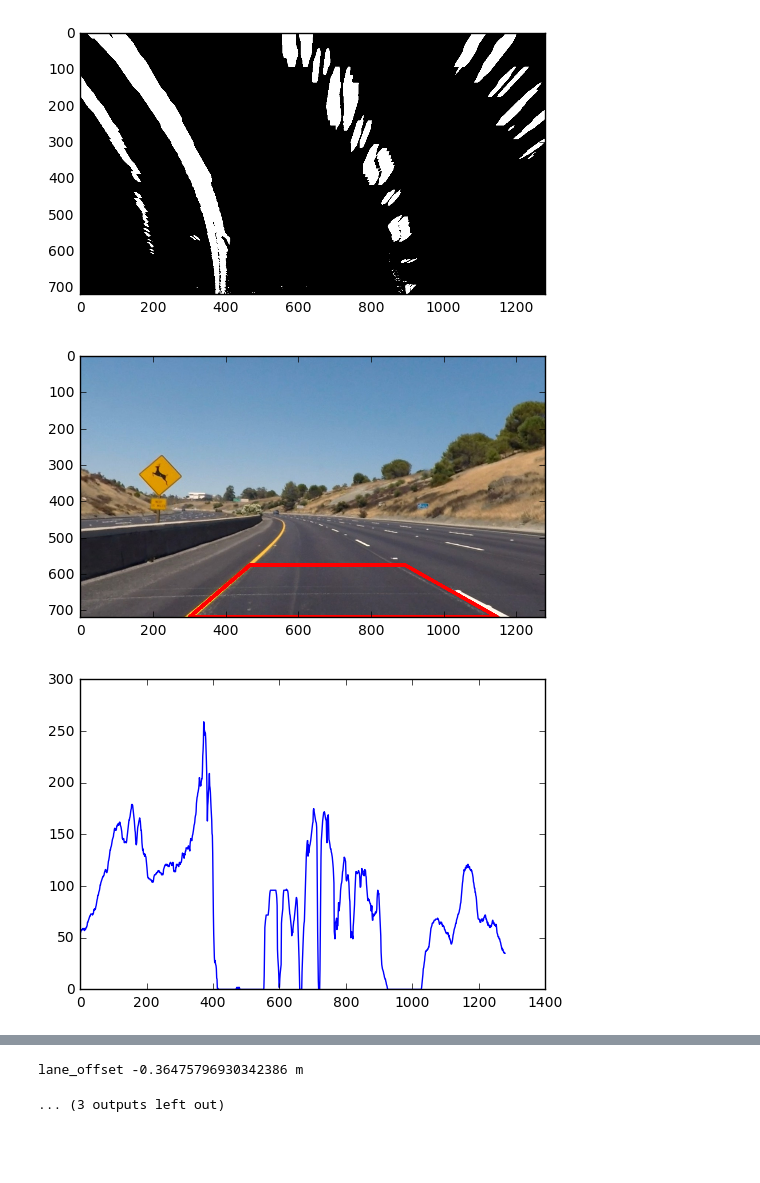
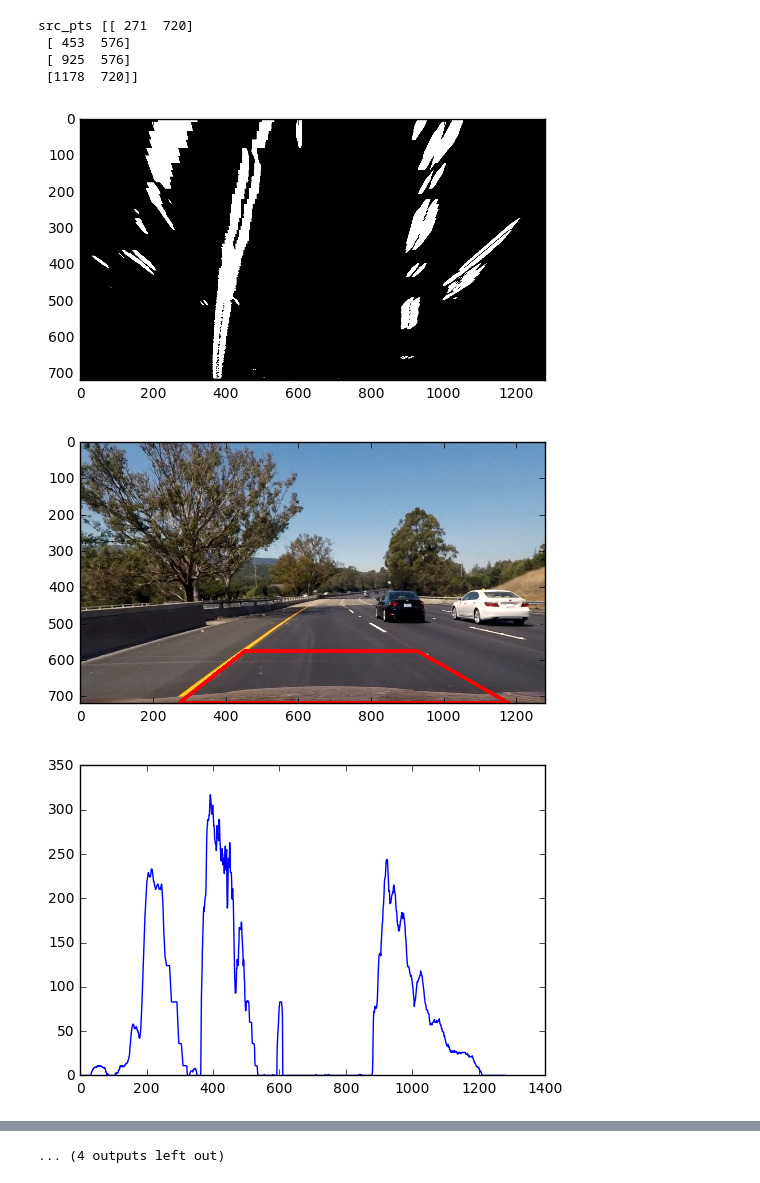
Before and after one commit to soon-yau/SDCND_Term1, a Jupyter notebook: CarND-Advanced-Lane-Lines/advanced_lane_finding.ipynb, the cells around one changed output, grey strips where cells are left out. Cells and saved outputs as stored; diff of their text form; code cells hidden in the pictures; blank space fills up the shorter version.

```diff
--- a/CarND-Advanced-Lane-Lines/advanced_lane_finding.ipynb
+++ b/CarND-Advanced-Lane-Lines/advanced_lane_finding.ipynb
@@ -107,18 +107,21 @@ def region_masking(img):
     xsize = img.shape[1]
 
     left_bottom = [0.1*xsize, ysize-1]
+    left_top = [0.4*xsize, 0.6*ysize]
+    right_top = [0.6*xsize, 0.6*ysize]
     right_bottom = [0.9*xsize, ysize-1]
-    apex = [0.5*xsize, 0.5*ysize]
 
     # Fit lines (y=Ax+B) to identify the  3 sided region of interest
     # np.polyfit() returns the coefficients [A, B] of the fit
-    fit_left = np.polyfit((left_bottom[0], apex[0]), (left_bottom[1], apex[1]), 1)
-    fit_right = np.polyfit((right_bottom[0], apex[0]), (right_bottom[1], apex[1]), 1)
+    fit_left = np.polyfit((left_bottom[0], left_top[0]), (left_bottom[1], left_top[1]), 1)
+    fit_top = np.polyfit((left_top[0], right_top[0]), (left_top[1], right_top[1]), 1)
+    fit_right = np.polyfit((right_top[0], right_bottom[0]), (right_top[1], right_bottom[1]), 1)
     fit_bottom = np.polyfit((left_bottom[0], right_bottom[0]), (left_bottom[1], right_bottom[1]), 1)
 
     # Find the region inside the lines
     XX, YY = np.meshgrid(np.arange(0, xsize), np.arange(0, ysize))
     region_thresholds = (YY > (XX*fit_left[0] + fit_left[1])) & \
+                        (YY > (XX*fit_top[0] + fit_top[1])) & \
                         (YY > (XX*fit_right[0] + fit_right[1])) & \
                         (YY < (XX*fit_bottom[0] + fit_bottom[1]))
 
@@ -210,7 +213,7 @@ def bird_eye(img, source_points):
 
 # Find lane boundary
 # Function to find lane boundary and return an binary image
-def find_lane(img, x_init_pos, wdw_dx=50, wdw_dy=50):
+def find_lane(img, x_init_pos, wdw_dx=150, wdw_dy=75):
     shape_ymax, shape_xmax=img.shape
     windowed=np.zeros_like(img)
     # start the search from peak
@@ -218,7 +221,6 @@ def find_lane(img, x_init_pos, wdw_dx=50, wdw_dy=50):
     for y in range(shape_ymax, 0, -wdw_dy):
         wdw=img[y-wdw_dy:y,x_mean-wdw_dx:x_mean+wdw_dx].copy()
         windowed[y-wdw_dy:y,x_mean-wdw_dx:x_mean+wdw_dx]=wdw.copy()
-
         # Calculate new mean of x
         histogram = np.sum(wdw, axis=0)
         x_mean=x_mean+np.argmax(histogram)-wdw_dx
@@ -336,9 +338,11 @@ def process_image(img, dbg=False):
         plt.show()
 
     # Warp
-    src_pts=find_trapezoid_corners(binary_lane)
+    #src_pts=find_trapezoid_corners(binary_lane)
+    src_pts=np.array([[271, 720], [453, 576], [925, 576], [1178, 720]],np.int)
     warped, warp_matrix=bird_eye(binary_lane, src_pts)
     if dbg==True:
+        print("src_pts", src_pts)
         plt.imshow(warped,cmap='gray')
         plt.show()
 
@@ -404,7 +408,7 @@ def process_image(img, dbg=False):
     return result
 # %%
 img_path=os.getcwd()+'/test_images/'
-img=mpimg.imread(img_path+'test2.jpg')
+img=mpimg.imread(img_path+'test6.jpg')
 ret_img=process_image(img, dbg=True)
 plt.imshow(ret_img)
 plt.show()
@@ -417,3 +421,7 @@ plt.show()
+src_pts [[ 271  720]
+ [ 453  576]
+ [ 925  576]
+ [1178  720]]
-[figure, old version]
+[figure, new version]
-[figure, old version]
+[figure, new version]
-[figure, old version]
+[figure, new version]
@@ -423,2 +431 @@ plt.show()
-lane_offset -0.36475796930342386 m
-... (3 outputs left out)
+... (4 outputs left out)
```
Also changed, not shown: parts of 1 cell of this notebook.
